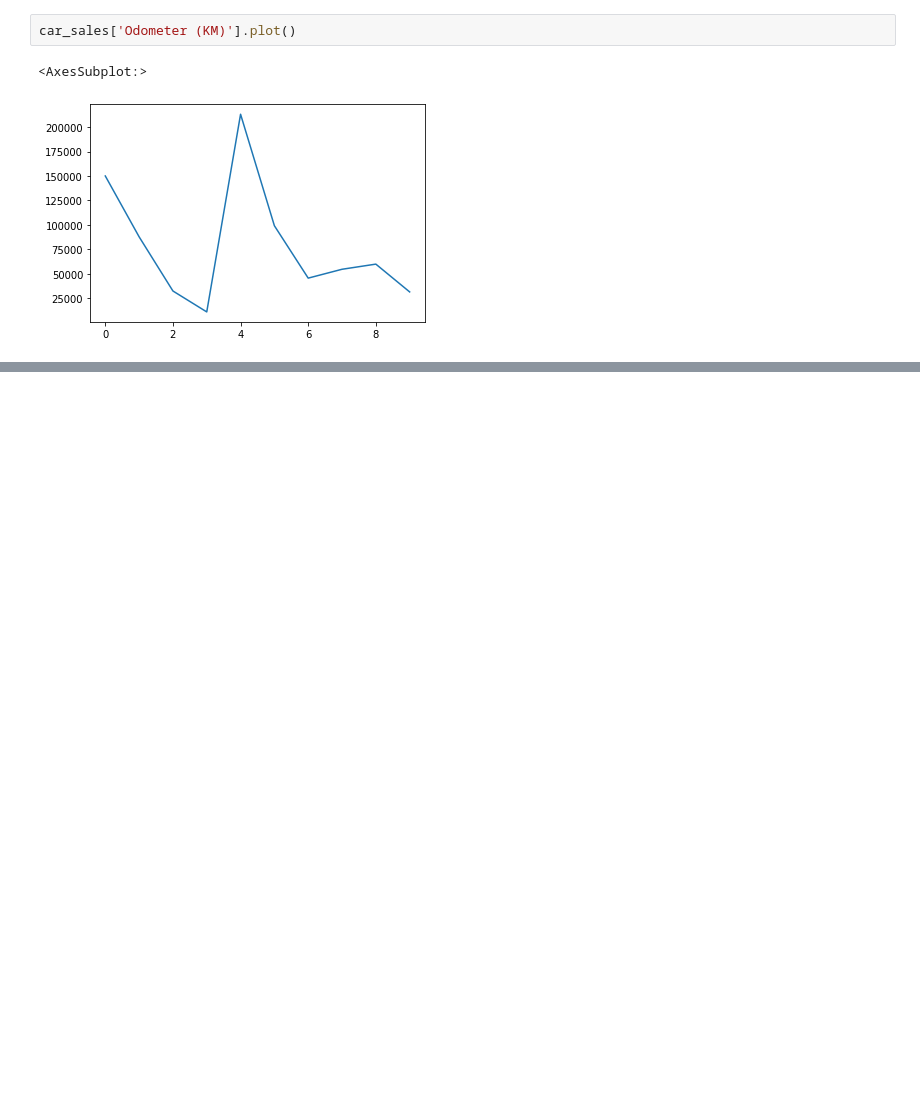
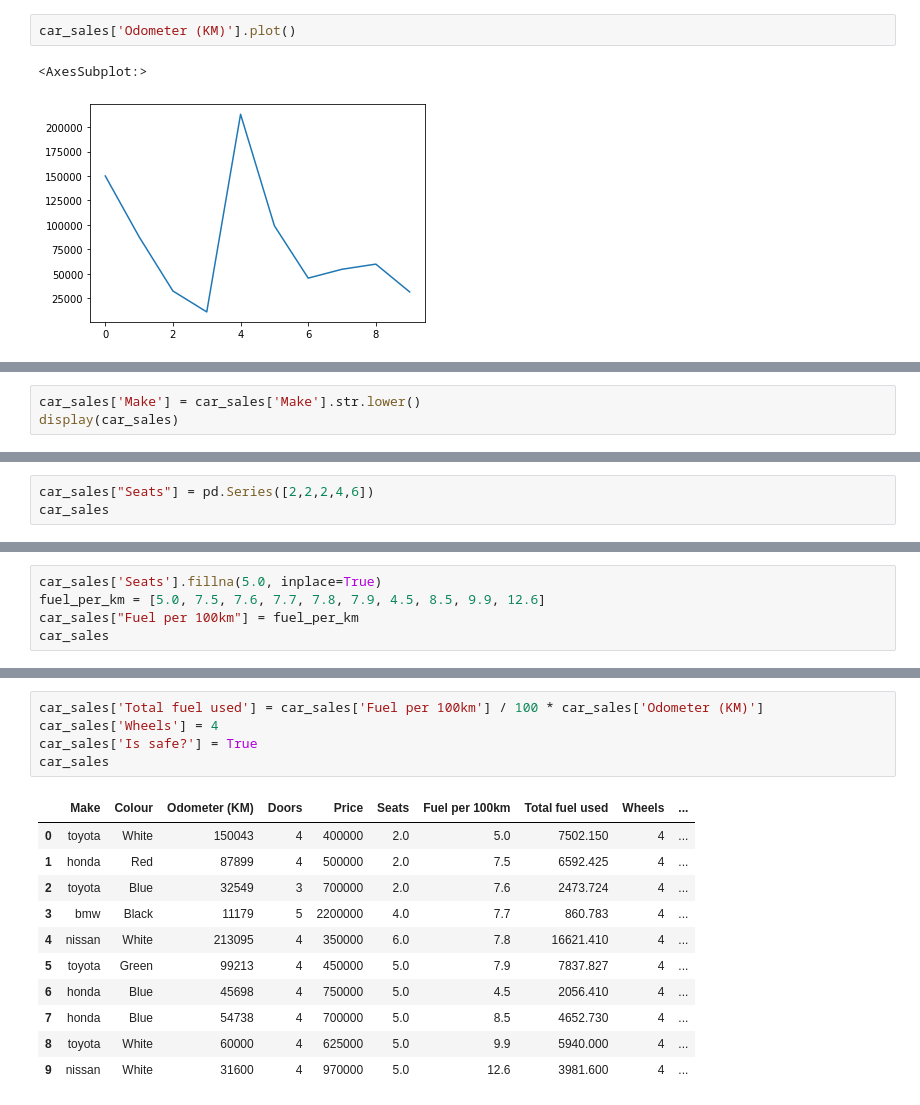
Before and after one commit to pesadaum/learning, a Jupyter notebook: courses/data-science-and-machine-learning-ztm/6_Pandas/pandas.ipynb, the cells around one changed output, grey strips where cells are left out. Drawn from its saved outputs; the diff is of its cells as text; blank space fills up the shorter version.

```diff
--- a/courses/data-science-and-machine-learning-ztm/6_Pandas/pandas.ipynb
+++ b/courses/data-science-and-machine-learning-ztm/6_Pandas/pandas.ipynb
@@ -182,0 +219,3 @@ car_sales['Odometer (KM)'].plot()
+# %%
+car_sales['Make'] = car_sales['Make'].str.lower()
+display(car_sales)
@@ -182,0 +268,3 @@ car_sales['Odometer (KM)'].plot()
+# %%
+car_sales["Seats"] = pd.Series([2,2,2,4,6])
+car_sales
@@ -182,0 +285,5 @@ car_sales['Odometer (KM)'].plot()
+# %%
+car_sales['Seats'].fillna(5.0, inplace=True)
+fuel_per_km = [5.0, 7.5, 7.6, 7.7, 7.8, 7.9, 4.5, 8.5, 9.9, 12.6]
+car_sales["Fuel per 100km"] = fuel_per_km
+car_sales
@@ -182,0 +302,17 @@ car_sales['Odometer (KM)'].plot()
+# %%
+car_sales['Total fuel used'] = car_sales['Fuel per 100km'] / 100 * car_sales['Odometer (KM)']
+car_sales['Wheels'] = 4
+car_sales['Is safe?'] = True
+car_sales
+# %% [output]
+|  | Make | Colour | Odometer (KM) | Doors | Price | Seats | Fuel per 100km | Total fuel used | Wheels | ... |
+| 0 | toyota | White | 150043 | 4 | 400000 | 2.0 | 5.0 | 7502.150 | 4 | ... |
+| 1 | honda | Red | 87899 | 4 | 500000 | 2.0 | 7.5 | 6592.425 | 4 | ... |
+| 2 | toyota | Blue | 32549 | 3 | 700000 | 2.0 | 7.6 | 2473.724 | 4 | ... |
+| 3 | bmw | Black | 11179 | 5 | 2200000 | 4.0 | 7.7 | 860.783 | 4 | ... |
+| 4 | nissan | White | 213095 | 4 | 350000 | 6.0 | 7.8 | 16621.410 | 4 | ... |
+| 5 | toyota | Green | 99213 | 4 | 450000 | 5.0 | 7.9 | 7837.827 | 4 | ... |
+| 6 | honda | Blue | 45698 | 4 | 750000 | 5.0 | 4.5 | 2056.410 | 4 | ... |
+| 7 | honda | Blue | 54738 | 4 | 700000 | 5.0 | 8.5 | 4652.730 | 4 | ... |
+| 8 | toyota | White | 60000 | 4 | 625000 | 5.0 | 9.9 | 5940.000 | 4 | ... |
+| 9 | nissan | White | 31600 | 4 | 970000 | 5.0 | 12.6 | 3981.600 | 4 | ... |
```
Also changed, not shown: parts of 14 cells of this notebook, 2 other files.
